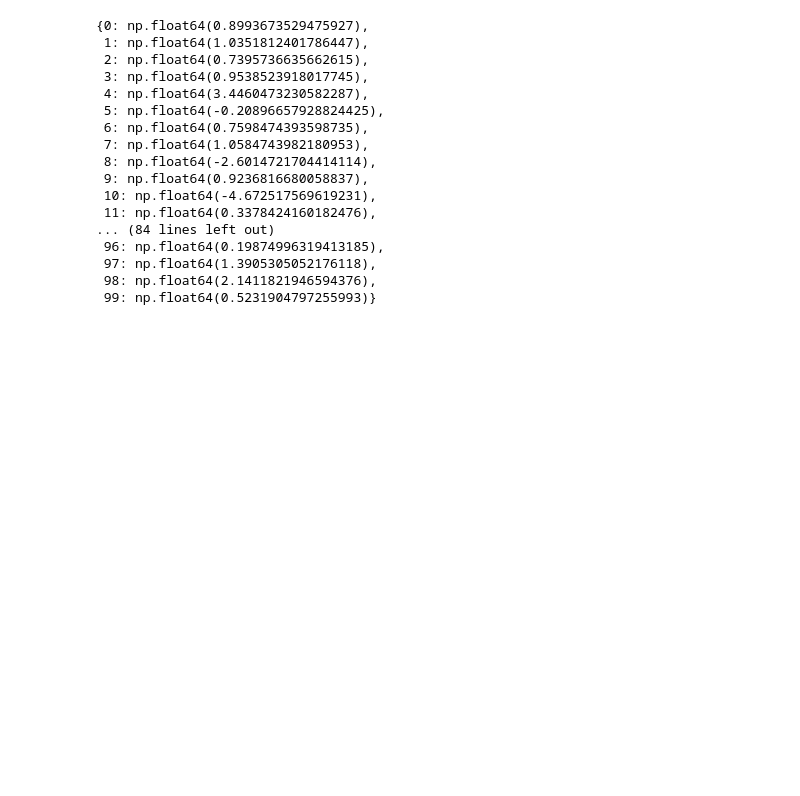
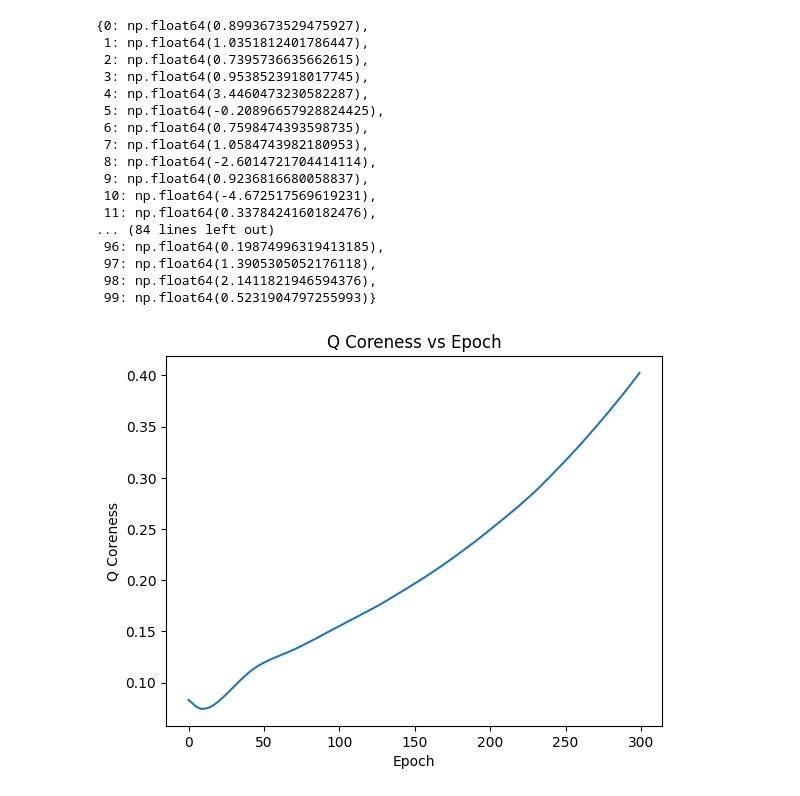
Before and after one commit to Routhleck/rotation-2, a Jupyter notebook: data/analysis_241223.ipynb, the cells around one changed output. Cells and saved outputs as stored; diff of their text form; code cells hidden in the pictures; blank space fills up the shorter version.

```diff
--- a/data/analysis_241223.ipynb
+++ b/data/analysis_241223.ipynb
@@ -129,3 +129,11 @@ alg.get_coreness()
  97: np.float64(1.3905305052176118),
  98: np.float64(2.1411821946594376),
  99: np.float64(0.5231904797255993)}
+# %%
+import sys
+sys.path.append('../')
+from utils import plot_q_coreness
+
+plot_q_coreness(r2r_weights, r2r_conn)
+# %% [output]
+[figure, added]
```
Also changed, not shown: 3 other files.
